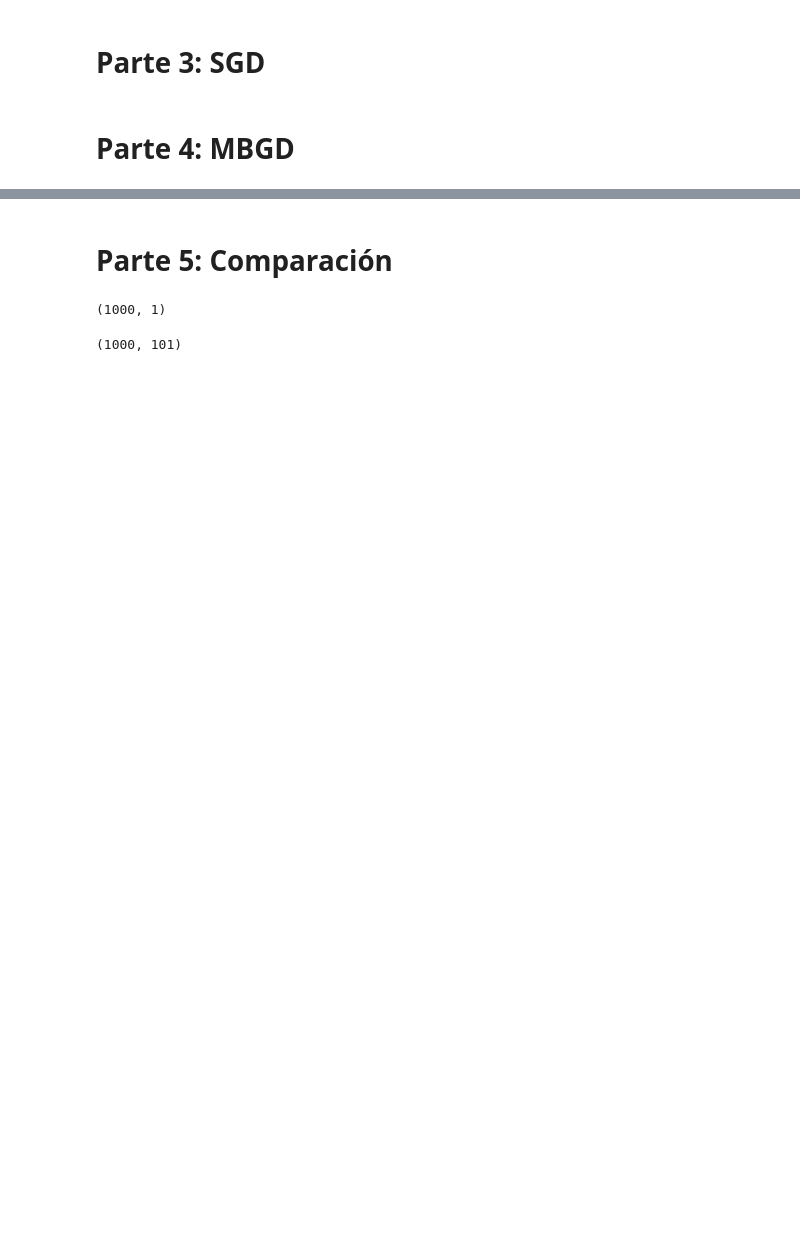
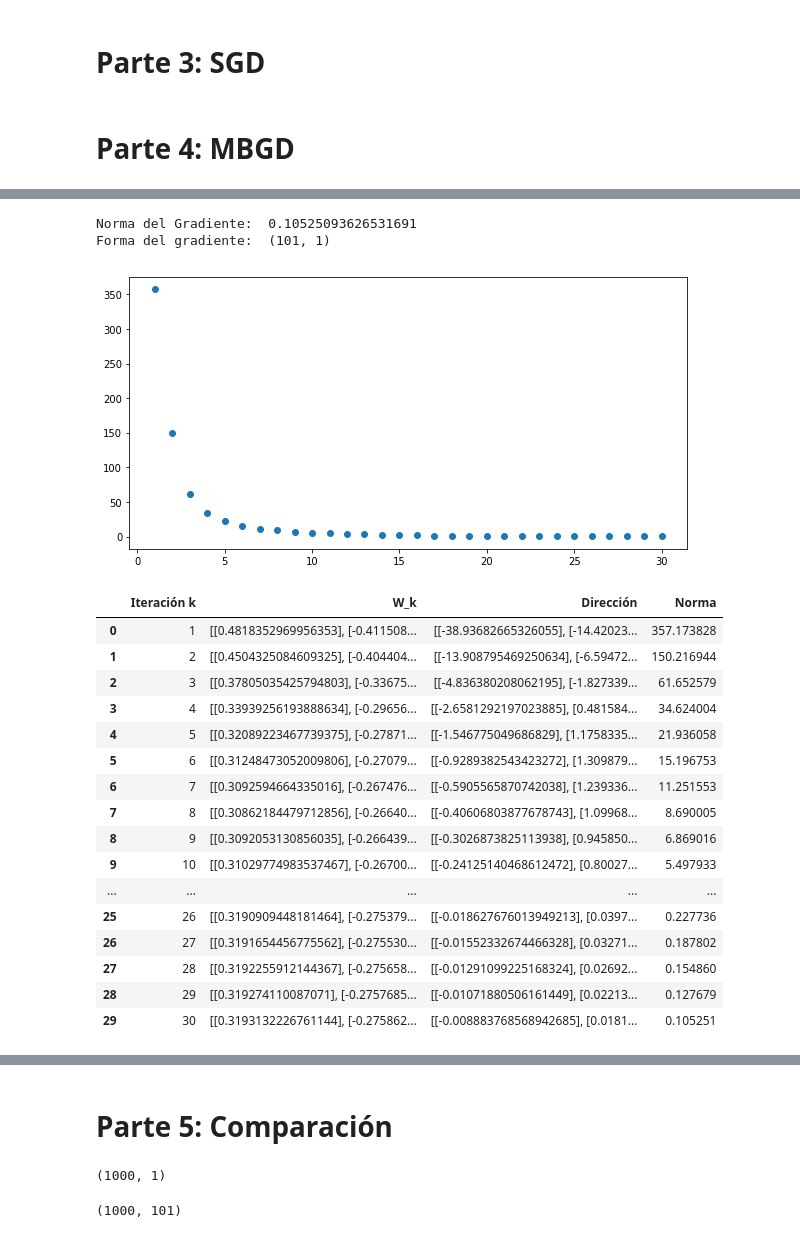
Before and after one commit to jmeonov201/Algoritmos-en-la-Ciencia-de-Datos, a Jupyter notebook: Laboratorio 3/Untitled.ipynb, the cells around one changed output, grey strips where cells are left out. Drawn from its saved outputs; the diff is of its cells as text; code cells hidden in the pictures; blank space fills up the shorter version.

```diff
--- a/Laboratorio 3/Untitled.ipynb
+++ b/Laboratorio 3/Untitled.ipynb
@@ -226,0 +325,24 @@ plt.show()
+# %%
+T_8, i_8, nor_8 = MBGD(y,w_nulo,x,25,tol=0.001102,epochs=30,lr=0.005)
+T_8
+# %% [output]
+Norma del Gradiente:  0.10525093626531691
+Forma del gradiente:  (101, 1)
+[figure, added]
+|  | Iteración k | W_k | Dirección | Norma |
+| 0 | 1 | [[0.4818352969956353], [-0.411508... | [[-38.93682665326055], [-14.42023... | 357.173828 |
+| 1 | 2 | [[0.4504325084609325], [-0.404404... | [[-13.908795469250634], [-6.59472... | 150.216944 |
+| 2 | 3 | [[0.37805035425794803], [-0.33675... | [[-4.836380208062195], [-1.827339... | 61.652579 |
+| 3 | 4 | [[0.33939256193888634], [-0.29656... | [[-2.6581292197023885], [0.481584... | 34.624004 |
+| 4 | 5 | [[0.32089223467739375], [-0.27871... | [[-1.546775049686829], [1.1758335... | 21.936058 |
+| 5 | 6 | [[0.31248473052009806], [-0.27079... | [[-0.9289382543423272], [1.309879... | 15.196753 |
+| 6 | 7 | [[0.3092594664335016], [-0.267476... | [[-0.5905565870742038], [1.239336... | 11.251553 |
+| 7 | 8 | [[0.30862184479712856], [-0.26640... | [[-0.40606803877678743], [1.09968... | 8.690005 |
+| 8 | 9 | [[0.3092053130856035], [-0.266439... | [[-0.3026873825113938], [0.945850... | 6.869016 |
+| 9 | 10 | [[0.31029774983537467], [-0.26700... | [[-0.24125140468612472], [0.80027... | 5.497933 |
+| ... | ... | ... | ... | ... |
+| 25 | 26 | [[0.3190909448181464], [-0.275379... | [[-0.018627676013949213], [0.0397... | 0.227736 |
+| 26 | 27 | [[0.3191654456775562], [-0.275530... | [[-0.01552332674466328], [0.03271... | 0.187802 |
+| 27 | 28 | [[0.3192255912144367], [-0.275658... | [[-0.01291099225168324], [0.02692... | 0.154860 |
+| 28 | 29 | [[0.319274110087071], [-0.2757685... | [[-0.01071880506161449], [0.02213... | 0.127679 |
+| 29 | 30 | [[0.3193132226761144], [-0.275862... | [[-0.008883768568942685], [0.0181... | 0.105251 |
```
Also changed, not shown: parts of 22 cells of this notebook.
